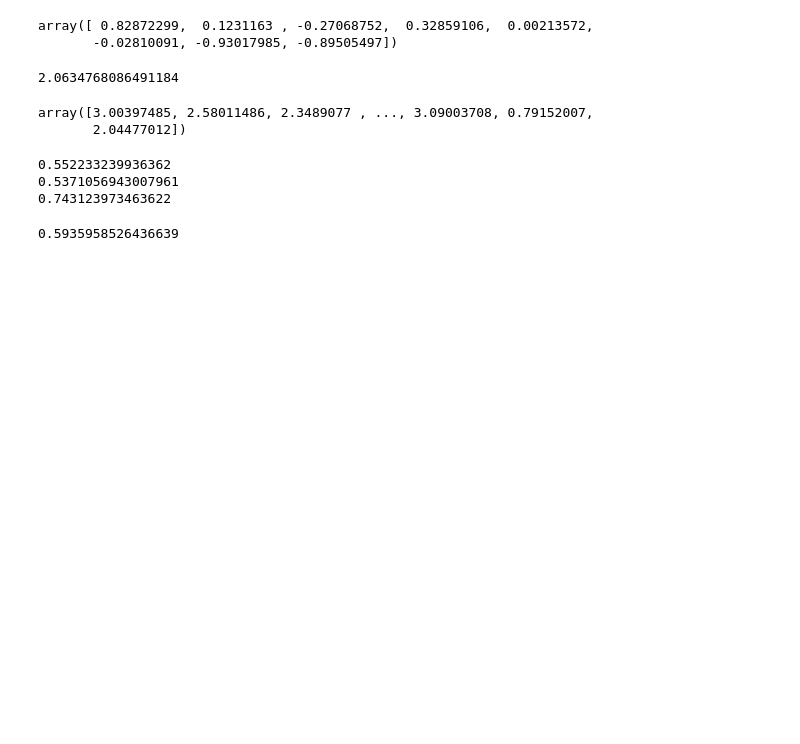
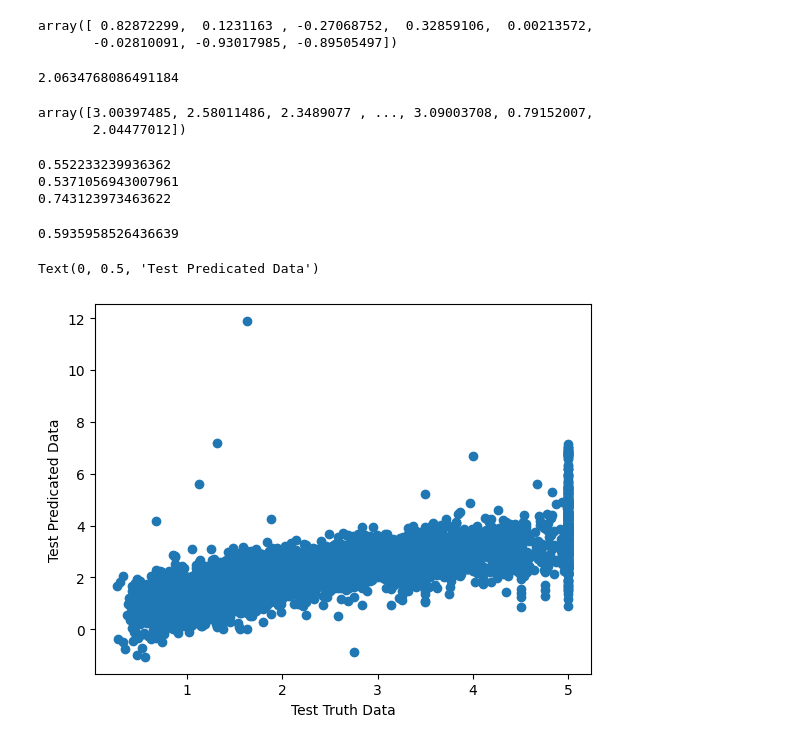
Before and after one commit to kunalkaushik1982/ml-regression, a Jupyter notebook: multipleregression.ipynb, the cells around one changed output. Cells and saved outputs as stored; diff of their text form; code cells hidden in the pictures; blank space fills up the shorter version.

```diff
--- a/multipleregression.ipynb
+++ b/multipleregression.ipynb
@@ -239,3 +239,11 @@ score=r2_score(y_test,y_pred)
 print(score)
 # %% [output]
 0.5935958526436639
+# %%
+##Assumptions
+plt.scatter(y_test,y_pred)
+plt.xlabel("Test Truth Data")
+plt.ylabel("Test Predicated Data")
+# %% [output]
+Text(0, 0.5, 'Test Predicated Data')
+[figure, added]
```
Also changed, not shown: parts of 7 cells of this notebook.
